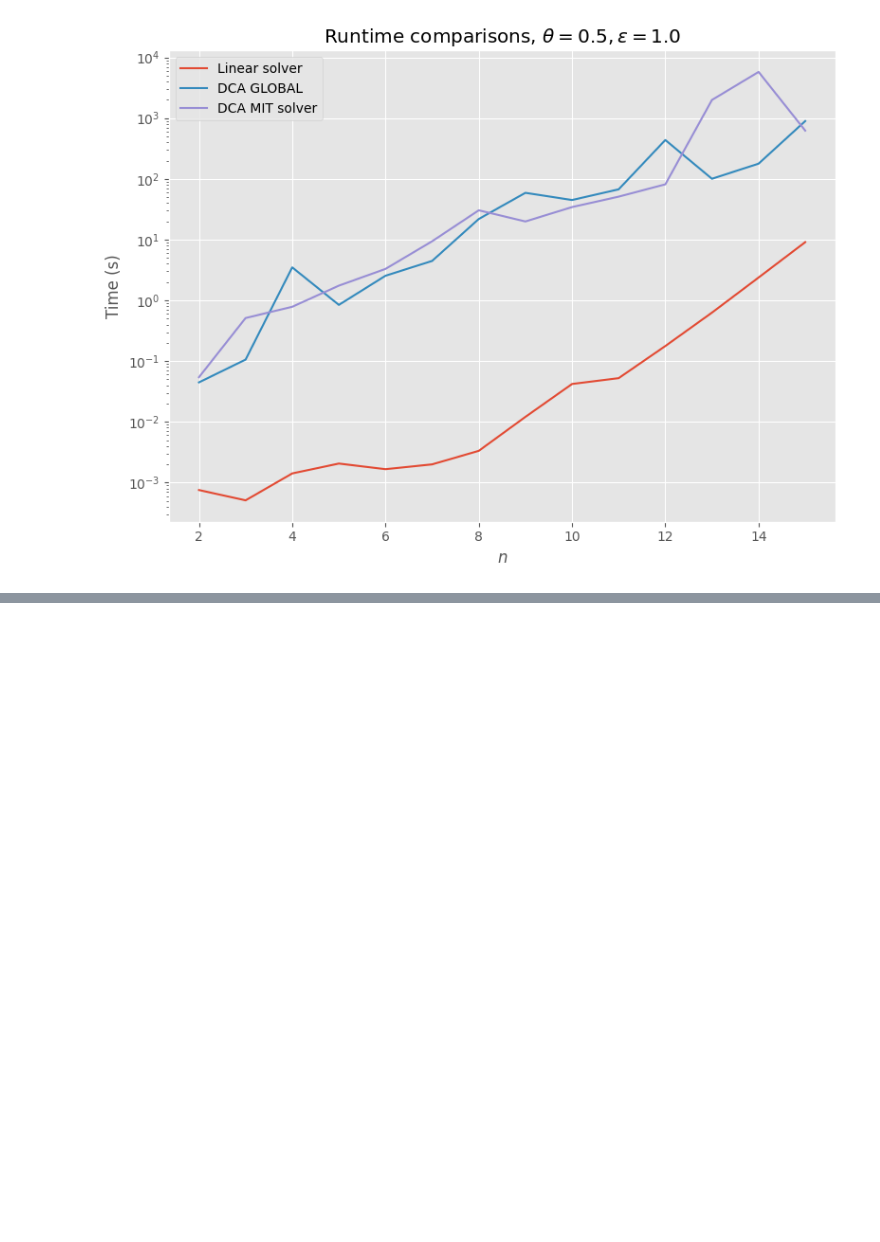
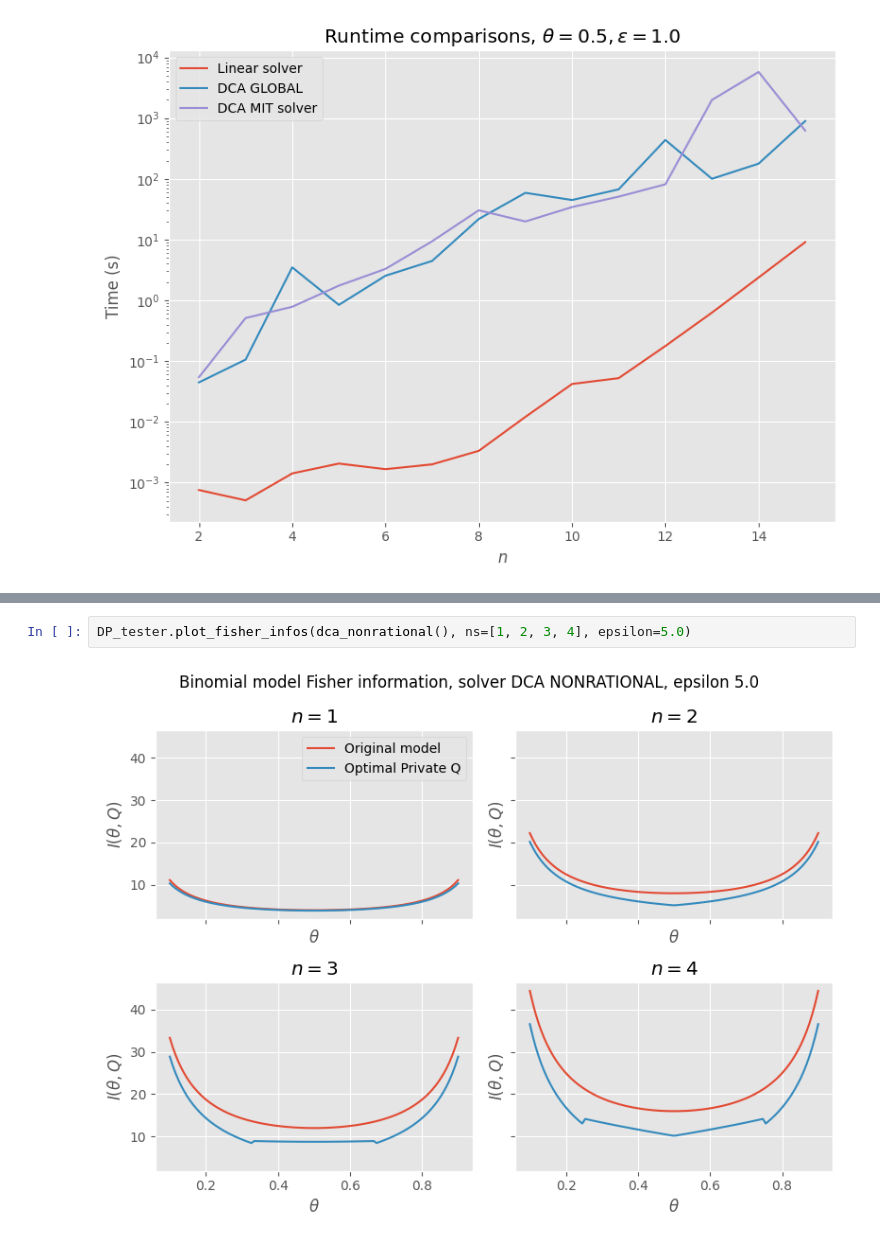
Before and after one commit to MatejVe/locally_efficient_differential_privacy, a Jupyter notebook: globally_convergent_DCA.ipynb, the cells around one changed output, grey strips where cells are left out. Saved outputs shown, nothing was run; the diff lists cells and outputs as text; blank space fills up the shorter version.

```diff
--- a/globally_convergent_DCA.ipynb
+++ b/globally_convergent_DCA.ipynb
@@ -87,0 +94,4 @@ DP_tester.compare_runtimes([linear_solver(), dca_global(), dca_mit()], [i for i
+# %%
+DP_tester.plot_fisher_infos(dca_nonrational(), ns=[1, 2, 3, 4], epsilon=5.0)
+# %% [output]
+[figure, added]
```
Also changed, not shown: parts of 19 cells of this notebook, 1 other file.
